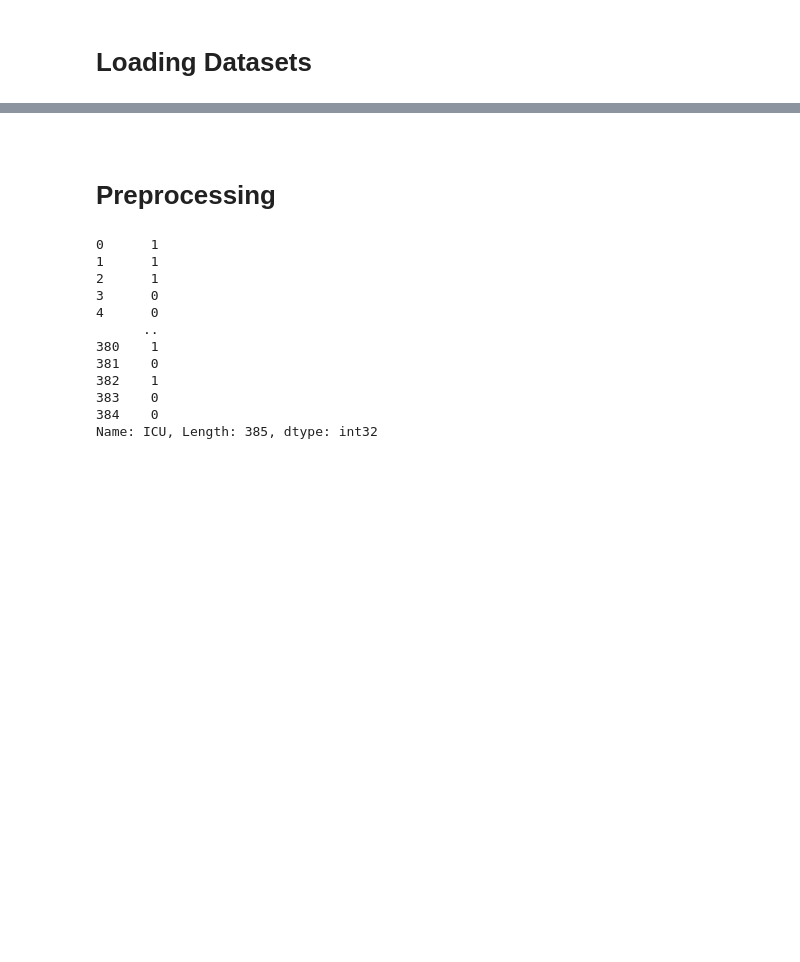
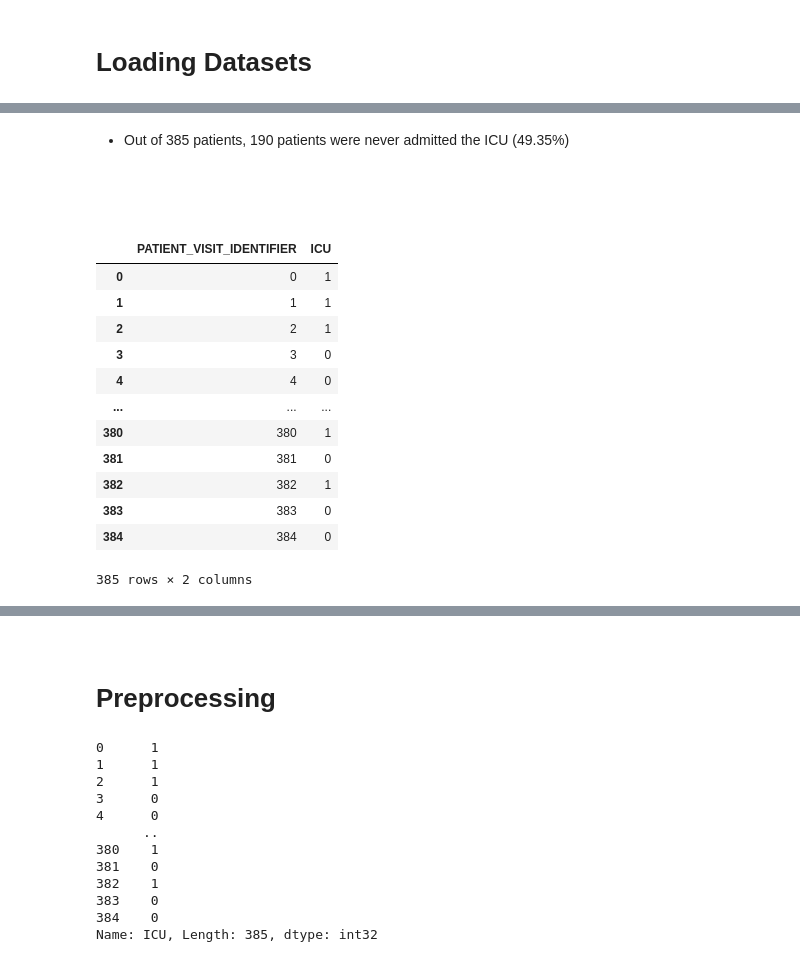
Before and after one commit to MetisPrometheus/Data-Master-23V, a Jupyter notebook: baseline_model.ipynb, the cells around one changed output, grey strips where cells are left out. Saved outputs shown, nothing was run; the diff lists cells and outputs as text; code cells hidden in the pictures; blank space fills up the shorter version.

```diff
--- a/baseline_model.ipynb
+++ b/baseline_model.ipynb
@@ -12,0 +95,3 @@ df = pd.read_excel("icu_prediction.xlsx")
+# %% [markdown]
+* Out of 385 patients, 190 patients were never admitted the ICU (49.35%)
+<br><br><br><br>
@@ -12,0 +101,16 @@ df = pd.read_excel("icu_prediction.xlsx")
+# %%
+ICU_admitted
+# %% [output]
+|  | PATIENT_VISIT_IDENTIFIER | ICU |
+| 0 | 0 | 1 |
+| 1 | 1 | 1 |
+| 2 | 2 | 1 |
+| 3 | 3 | 0 |
+| 4 | 4 | 0 |
+| ... | ... | ... |
+| 380 | 380 | 1 |
+| 381 | 381 | 0 |
+| 382 | 382 | 1 |
+| 383 | 383 | 0 |
+| 384 | 384 | 0 |
+385 rows × 2 columns
```
Also changed, not shown: parts of 15 cells of this notebook.
